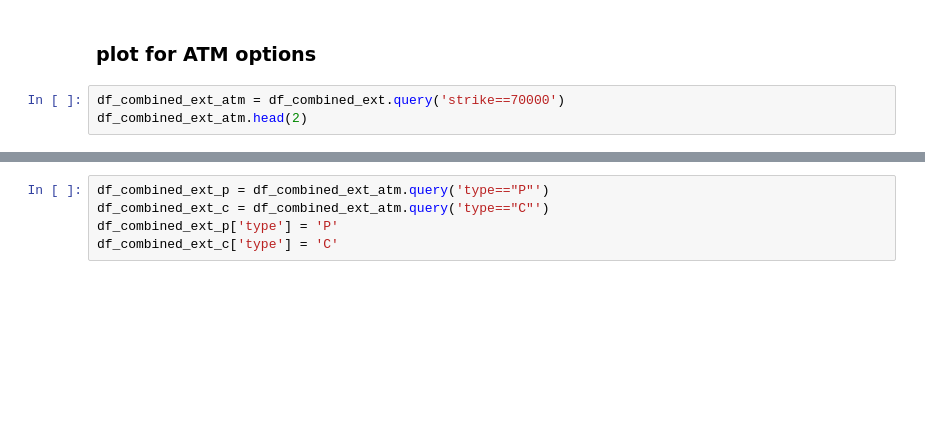
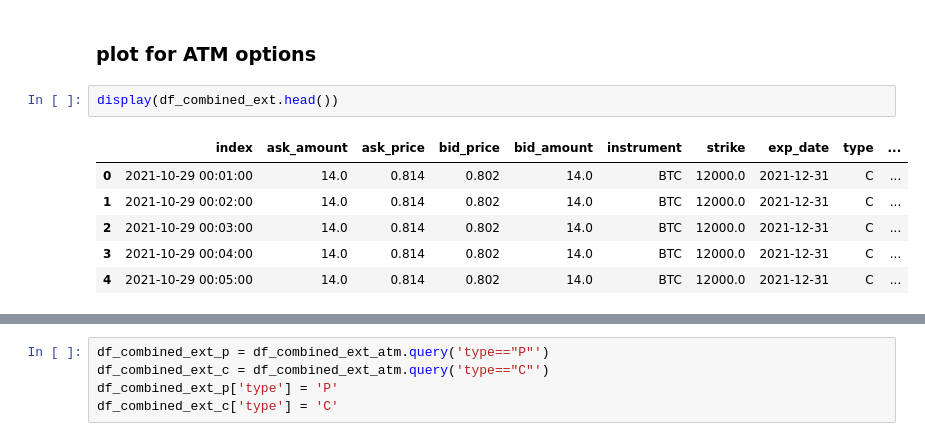
Before and after one commit to webclinic017/cdcqr-1, a Jupyter notebook: cdcqr/analytics/derivatives/deribit/vol_fitting/book_underly_interactive_plot2.ipynb, the cells around one changed output, grey strips where cells are left out. Cells and saved outputs as stored; diff of their text form; blank space fills up the shorter version.

```diff
--- a/cdcqr/analytics/derivatives/deribit/vol_fitting/book_underly_interactive_plot2.ipynb
+++ b/cdcqr/analytics/derivatives/deribit/vol_fitting/book_underly_interactive_plot2.ipynb
@@ -244,6 +284,12 @@ fig3.write_html(os.path.join(LOCAL_FIGURE_DIR, 'option_book', date.strftime('%Y%
                               "{}_options_{}_{}_all_quotes.html".format(coin, date.strftime('%Y%m%d'), maturity_date.strftime('%Y%m%d'))))
 # %% [markdown]
 ### plot for ATM options
-# %%
-df_combined_ext_atm = df_combined_ext.query('strike==70000')
-df_combined_ext_atm.head(2)
+# %%
+display(df_combined_ext.head())
+# %% [output]
+|  | index | ask_amount | ask_price | bid_price | bid_amount | instrument | strike | exp_date | type | ... |
+| 0 | 2021-10-29 00:01:00 | 14.0 | 0.814 | 0.802 | 14.0 | BTC | 12000.0 | 2021-12-31 | C | ... |
+| 1 | 2021-10-29 00:02:00 | 14.0 | 0.814 | 0.802 | 14.0 | BTC | 12000.0 | 2021-12-31 | C | ... |
+| 2 | 2021-10-29 00:03:00 | 14.0 | 0.814 | 0.802 | 14.0 | BTC | 12000.0 | 2021-12-31 | C | ... |
+| 3 | 2021-10-29 00:04:00 | 14.0 | 0.814 | 0.802 | 14.0 | BTC | 12000.0 | 2021-12-31 | C | ... |
+| 4 | 2021-10-29 00:05:00 | 14.0 | 0.814 | 0.802 | 14.0 | BTC | 12000.0 | 2021-12-31 | C | ... |
```
Also changed, not shown: parts of 19 cells of this notebook, 20 other files.
